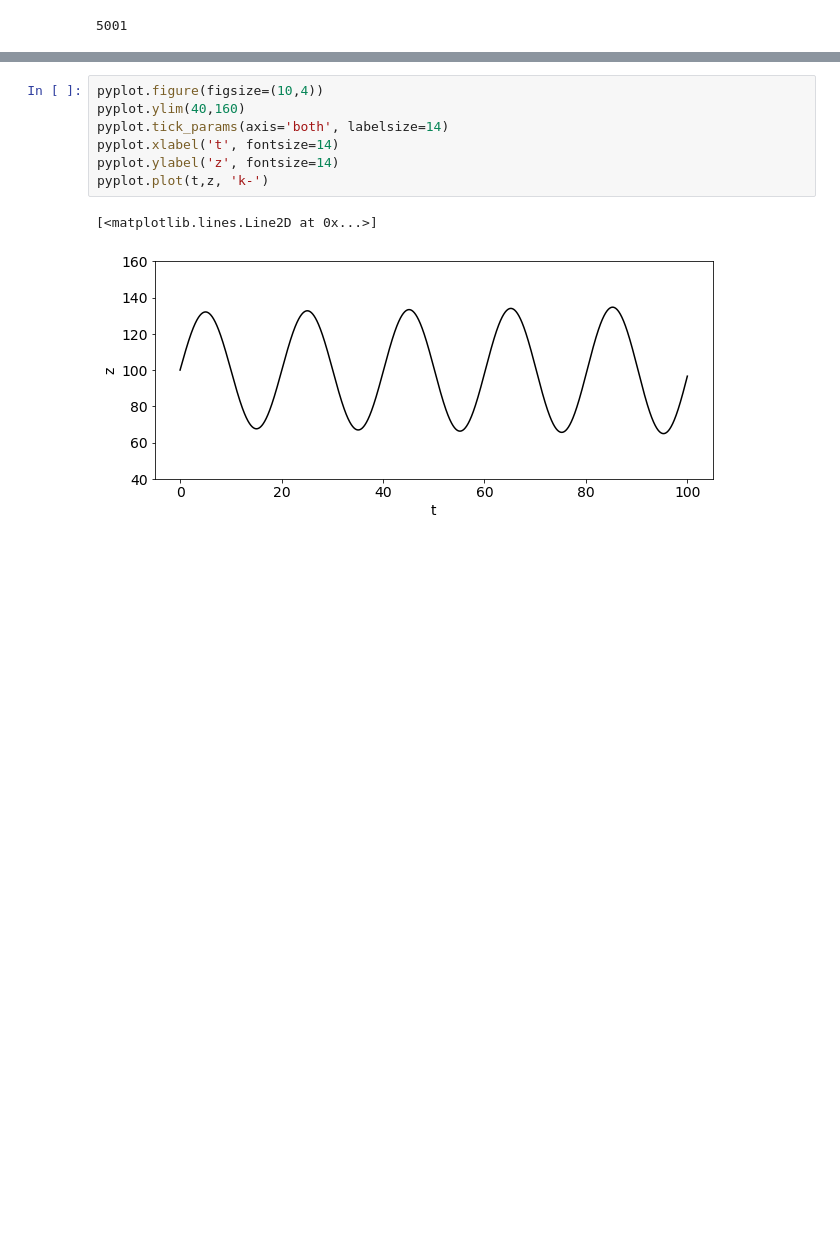
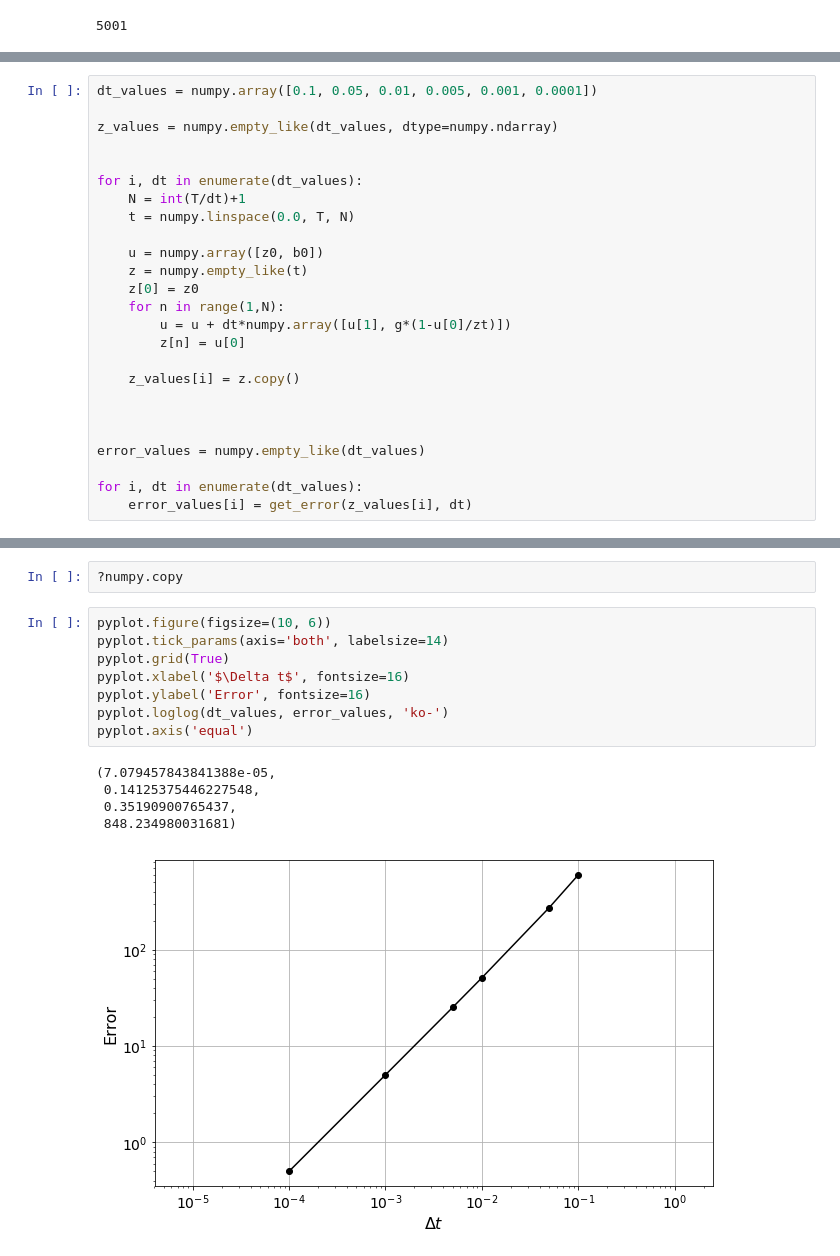
Before and after one commit to tianjiaozhang678/MAE6286, a Jupyter notebook: FirstClass.ipynb, the cells around one changed output, grey strips where cells are left out. Cells and saved outputs as stored; diff of their text form; blank space fills up the shorter version.

```diff
--- a/FirstClass.ipynb
+++ b/FirstClass.ipynb
@@ -217,0 +335,25 @@ for n in range(1,N):
+# %%
+dt_values = numpy.array([0.1, 0.05, 0.01, 0.005, 0.001, 0.0001])
+
+z_values = numpy.empty_like(dt_values, dtype=numpy.ndarray)
+
+
+for i, dt in enumerate(dt_values):
+    N = int(T/dt)+1
+    t = numpy.linspace(0.0, T, N)
+
+    u = numpy.array([z0, b0])
+    z = numpy.empty_like(t)
+    z[0] = z0
+    for n in range(1,N):
+        u = u + dt*numpy.array([u[1], g*(1-u[0]/zt)])
+        z[n] = u[0]
+
+    z_values[i] = z.copy()
+
+
+
+error_values = numpy.empty_like(dt_values)
+
+for i, dt in enumerate(dt_values):
+    error_values[i] = get_error(z_values[i], dt)
@@ -218,10 +374,16 @@ for n in range(1,N):
+# %%
+?numpy.copy
 # %%
-pyplot.figure(figsize=(10,4))
-pyplot.ylim(40,160)
+pyplot.figure(figsize=(10, 6))
 pyplot.tick_params(axis='both', labelsize=14)
-pyplot.xlabel('t', fontsize=14)
-pyplot.ylabel('z', fontsize=14)
-pyplot.plot(t,z, 'k-')
+pyplot.grid(True)
+pyplot.xlabel('$\Delta t$', fontsize=16)
+pyplot.ylabel('Error', fontsize=16)
+pyplot.loglog(dt_values, error_values, 'ko-')
+pyplot.axis('equal')
 # %% [output]
-[<matplotlib.lines.Line2D at 0x...>]
+(7.079457843841388e-05,
+ 0.14125375446227548,
+ 0.35190900765437,
+ 848.234980031681)
-[figure, old version]
+[figure, new version]
```
Also changed, not shown: parts of 15 cells of this notebook.
